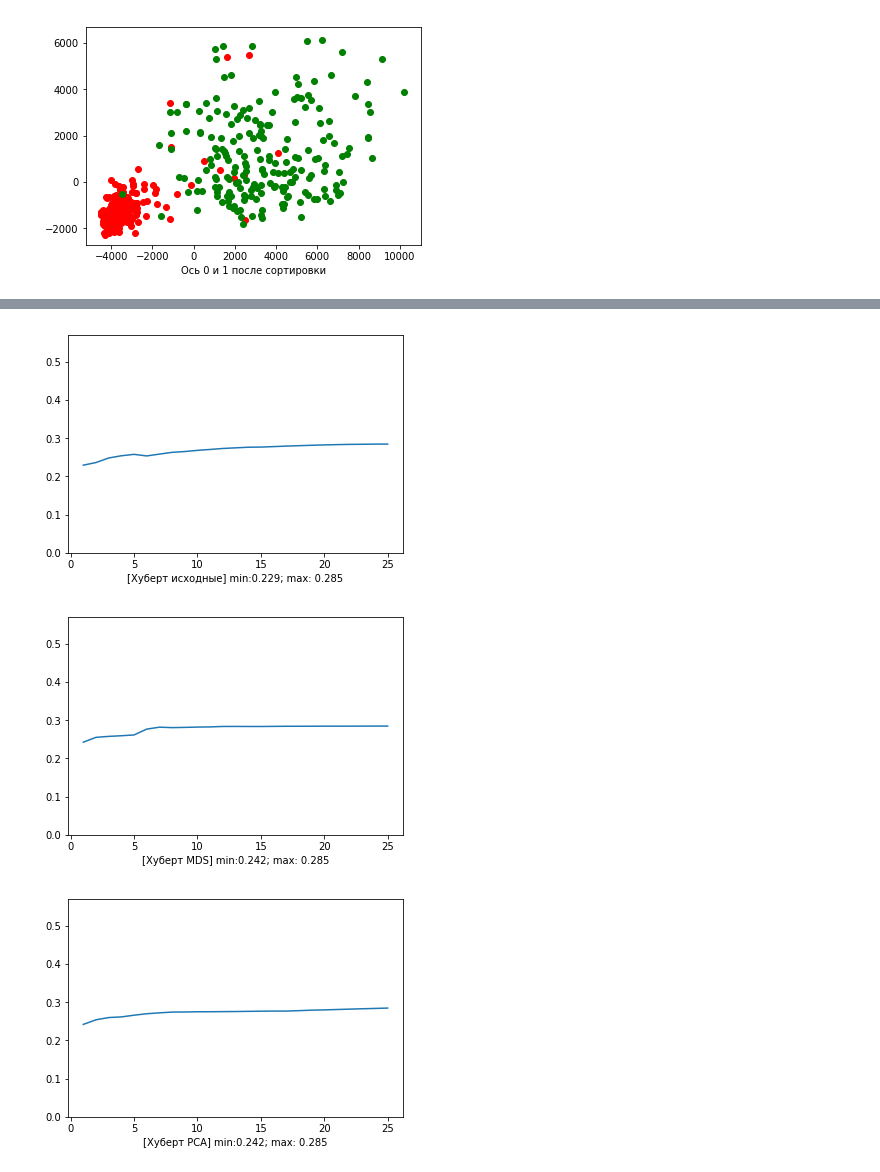
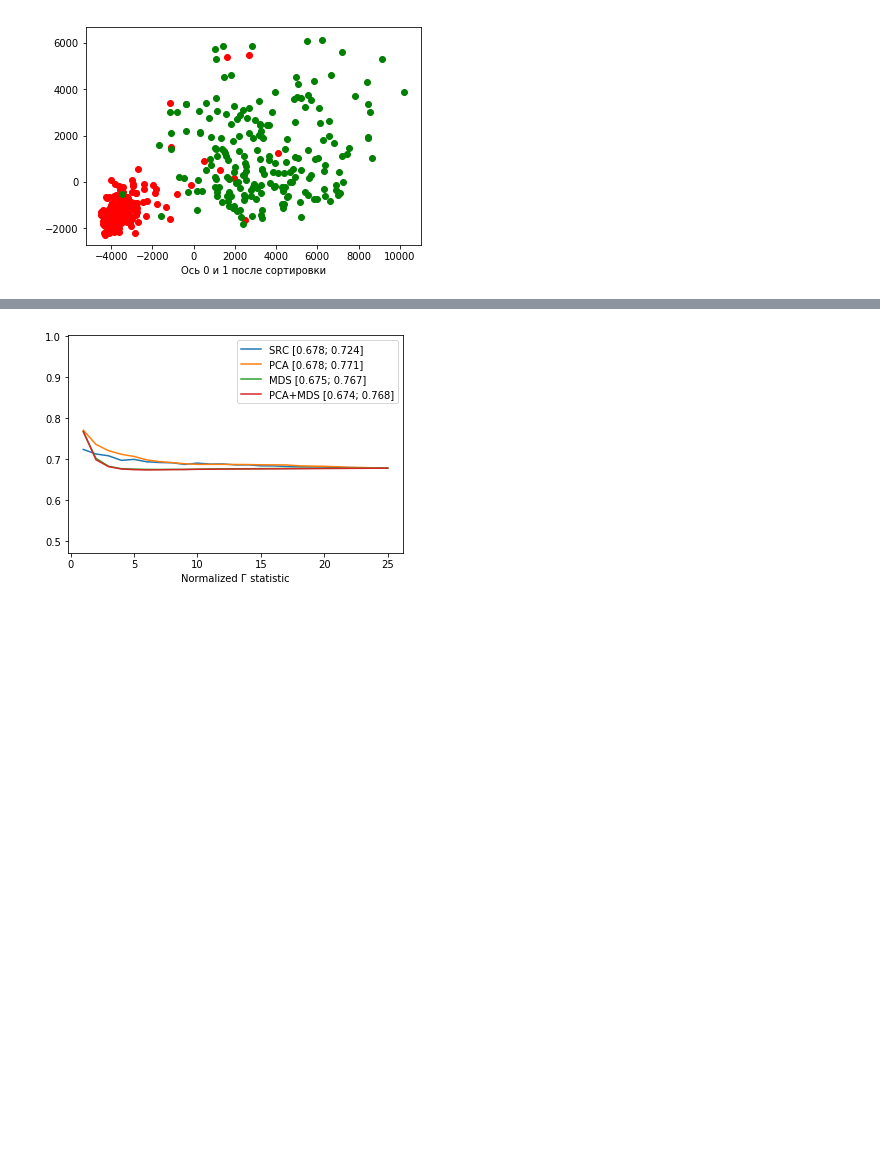
Before and after one commit to mestydone/dimensionality_reduction, a Jupyter notebook: DR.ipynb, the cells around one changed output, grey strips where cells are left out. Saved outputs shown, nothing was run; the diff lists cells and outputs as text; code cells hidden in the pictures; blank space fills up the shorter version.

```diff
--- a/DR.ipynb
+++ b/DR.ipynb
@@ -130,21 +153,19 @@ import src.hopkins as hopkins
 importlib.reload(hopkins)
 
 source_hopkins = []
+pca_hopkins = []
 mds_hopkins = []
-pca_hopkins = []
+pca_mds_hopkins = []
 
 for i in range(1, len(source_data)+1):
     source_hopkins.append(hopkins.calculate(source_data[:i]))
+    pca_hopkins.append(hopkins.calculate(pca_data[:i]))
     mds_hopkins.append(hopkins.calculate(mds_data_list[i-1]))
-    pca_hopkins.append(hopkins.calculate(pca_data[:i]))
+    pca_mds_hopkins.append(hopkins.calculate(pca_mds_data_list[i-1]))
 
-
-src_hopkins_label = '[Хопкинс - исходные] min:' + '%.3f' % min(source_hopkins) +'; max: ' + '%.3f' % max(source_hopkins)
-drawer.plot_line(source_hopkins, label=src_hopkins_label, top=1).show()
-
-mds_hopkins_label = '[Хопкинс - MDS] min:' + '%.3f' % min(mds_hopkins) +'; max: ' + '%.3f' % max(mds_hopkins)
-drawer.plot_line(mds_hopkins, label=mds_hopkins_label, top=1).show()
-
-pca_hopkins_label = '[Хопкинс - PCA] min:' + '%.3f' % min(pca_hopkins) +'; max: ' + '%.3f' % max(pca_hopkins)
-drawer.plot_line(pca_hopkins, label=pca_hopkins_label, top=1).show()
+drawer.plot_multiline(
+    [source_hopkins, pca_hopkins, mds_hopkins, pca_mds_hopkins],
+    label='Hopkins statistic',
+    legend=['SRC', 'PCA', 'MDS', 'PCA+MDS']
+    ).show()
 # %% [output]
@@ -154,44 +173,56 @@ drawer.plot_line(pca_hopkins, label=pca_hopkins_label, top=1).show()
 # %%
 # Хуберт
 """
 Почему при нормировании по дисперсии наблюдается линейный рост:
 Потому что с добавлением новых призноков снижается std -> при делении точки располагаются дальше -> межточечное расстояние растет
 
 Почему помогает нормализация по дистанции:
 Т.к. межточечное расстояние растет, растет и max(dist) -> при делении это компенсирует рост расстояния
 
 Почему нормализованная статистика не похожа на не нормализованную?
 Так как при нормализации расстояния между кластерами становится -0.5:0.5, некоторые расстояния между
 отдаленными точками в одном кластере вносят отрицательный вклад в общую оценку
-
 """
 
 import src.hubert as hubert
+from scipy.spatial import distance
 importlib.reload(hubert)
+importlib.reload(drawer)
 
 source_hubert = []
+pca_hubert = []
 mds_hubert = []
-pca_hubert = []
+pca_mds_hubert = []
 
-for i in range(1, len(source_data)+1):
-    source_hubert.append(hubert.calculate(source_data[:i], markers))
-    mds_hubert.append(hubert.calculate(mds_data_list[i-1], markers))
-    pca_hubert.append(hubert.calculate(pca_data[:i], markers))
+# calculate Hubert Г statistic
+def calc_hubert():
+    for i in range(1, len(source_data)+1):
+        source_hubert.append(hubert.calculate(source_data[:i], markers))
+        pca_hubert.append(hubert.calculate(pca_data[:i], markers))
+        mds_hubert.append(hubert.calculate(mds_data_list[i-1], markers))
+        pca_mds_hubert.append(hubert.calculate(pca_mds_data_list[i-1], markers))
 
+# calculate normalize Hubert Г statistic
+def calc_hubert_norm():
+    for i in range(1, len(source_data)+1):
+        source_hubert.append(hubert.calculate_norm(source_data[:i], markers))
+        pca_hubert.append(hubert.calculate_norm(pca_data[:i], markers))
+        mds_hubert.append(hubert.calculate_norm(mds_data_list[i-1], markers))
+        pca_mds_hubert.append(hubert.calculate_norm(pca_mds_data_list[i-1], markers))
 
-hubert_top = np.max(source_hubert) * 2
-src_hubert_label = '[Хуберт исходные] min:' + '%.3f' % min(source_hubert) +'; max: ' + '%.3f' % max(source_hubert)
-drawer.plot_line(source_hubert, label=src_hubert_label, top=hubert_top).show()
+# label = 'Hubert\'s Г statistic'
+# calc_hubert()
 
-mds_hubert_label = '[Хуберт MDS] min:' + '%.3f' % min(mds_hubert) +'; max: ' + '%.3f' % max(mds_hubert)
-drawer.plot_line(mds_hubert, label=mds_hubert_label, top=hubert_top).show()
+label = 'Normalized Г statistic'
+calc_hubert_norm()
 
-pca_hubert_label = '[Хуберт PCA] min:' + '%.3f' % min(pca_hubert) +'; max: ' + '%.3f' % max(pca_hubert)
-drawer.plot_line(pca_hubert, label=pca_hubert_label, top=hubert_top).show()
+drawer.plot_multiline(
+    [source_hubert, pca_hubert, mds_hubert, pca_mds_hubert],
+    label=label,
+    legend=['SRC', 'PCA', 'MDS', 'PCA+MDS']
+    ).show()
 # %% [output]
-[figure, old version]
+[figure, new version]
-[figure, removed]
-[figure, removed]
 # %%
 # Оценка сохранения формы размещения данных после преобразований
 # Чем больше - тем лучше сохранилась форма
```
Also changed, not shown: parts of 10 cells of this notebook, 3 other files.
